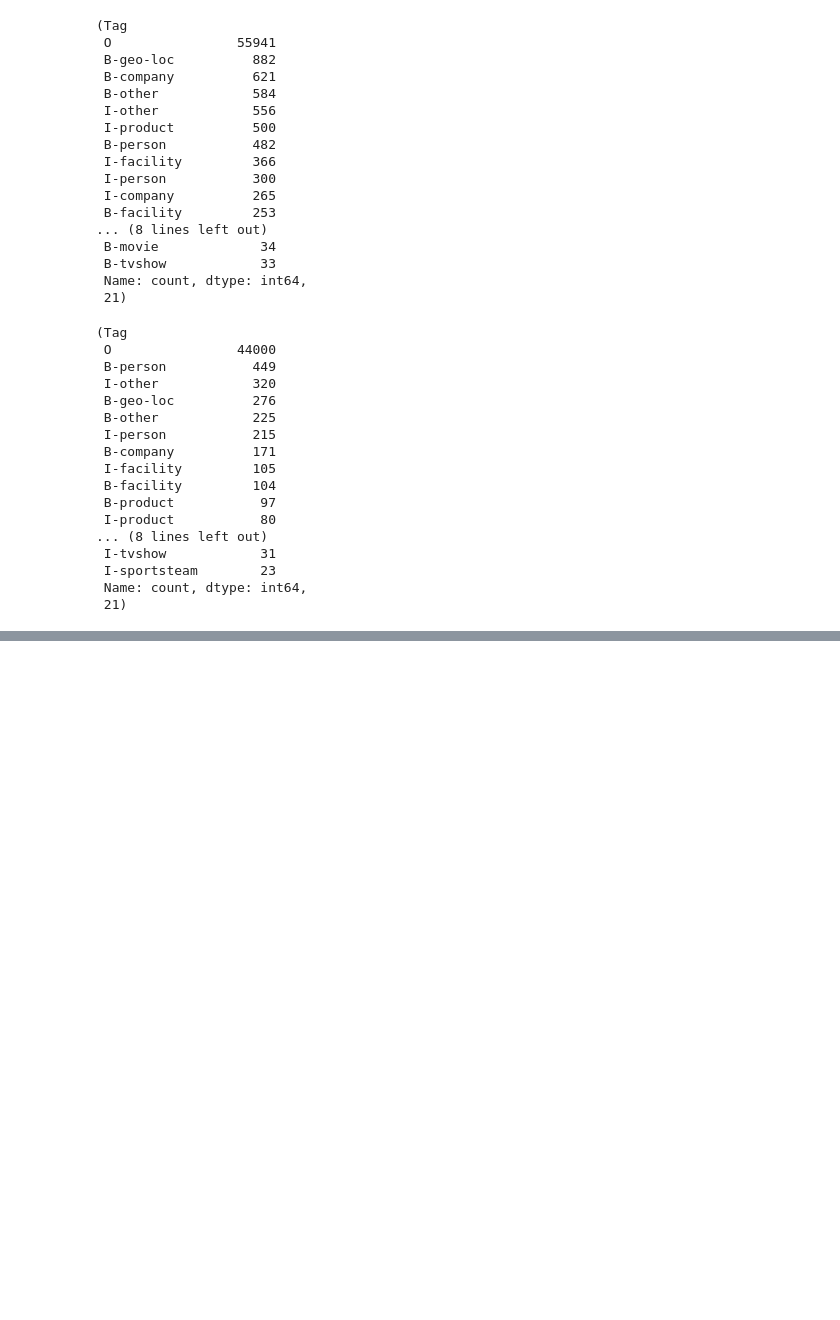
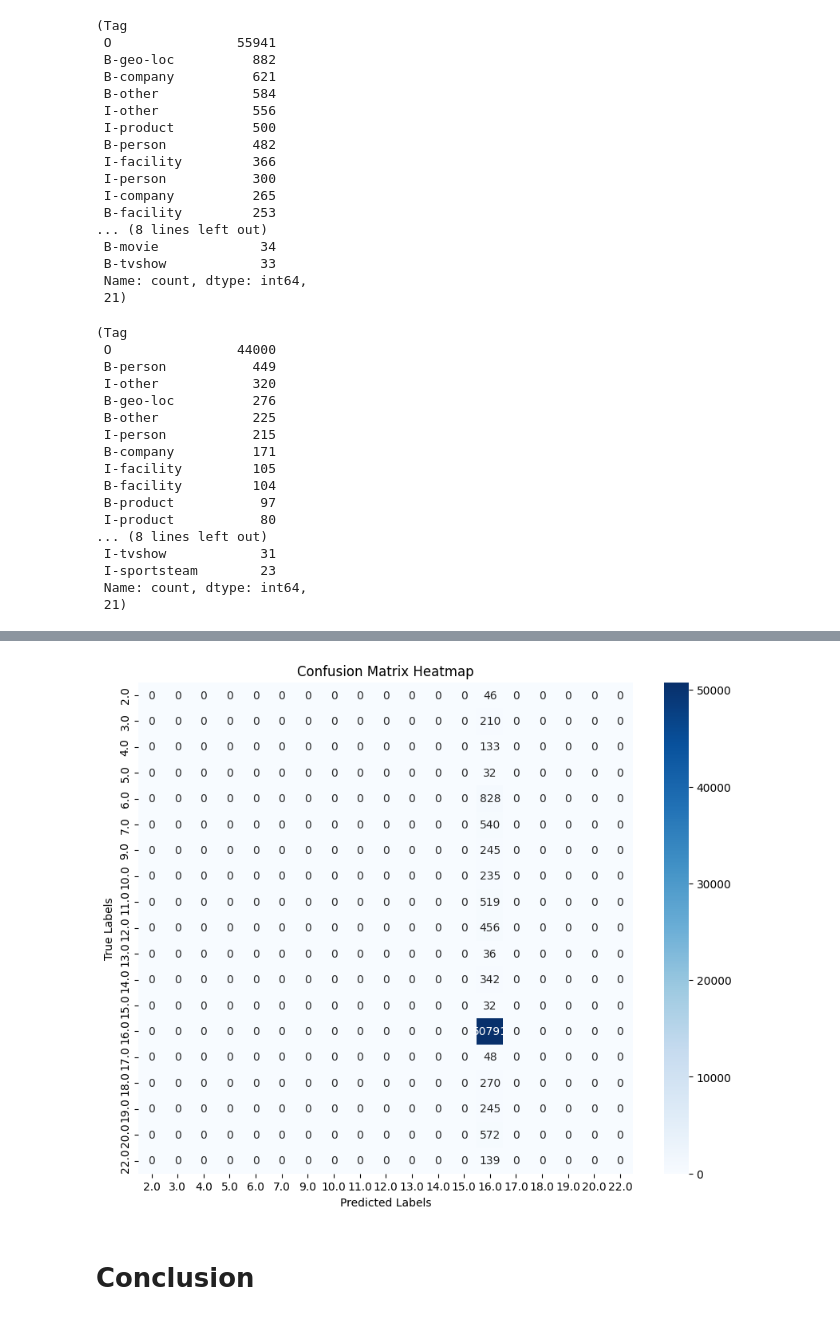
Before and after one commit to varuntyagi-i/Twitter-NER, a Jupyter notebook: notebook_init.ipynb, the cells around one changed output, grey strips where cells are left out. Saved outputs shown, nothing was run; the diff lists cells and outputs as text; code cells hidden in the pictures; blank space fills up the shorter version.

```diff
--- a/notebook_init.ipynb
+++ b/notebook_init.ipynb
@@ -947,0 +1318,17 @@ plt.show()
+# %%
+# Convert my Tag/Label to tag_index
+y_test = [[tag2idx.get(ele[1], tag2idx["UNK"]) for ele in sentence] for sentence in test_data]
+
+# Padding each label to have same length
+y_test = pad_sequences(
+    maxlen = 100,
+    sequences = y_test,
+    padding = "post",
+    dtype = "float32"
+)
+# %%
+# Predict probabilities
+y_test_pred_prob = wv_ner_model.predict(X_test)
+
+# Convert probabilities to class predictions (for multi-class classification)
+y_test_pred = np.argmax(y_test_pred_prob, axis=2)
@@ -947,0 +1385,7 @@ plt.show()
+# %%
+# Convert predictions and true labels, ignoring padding tokens
+y_pred_flat, y_true_flat = filter_padding(y_test_pred, y_test)
+
+# Calculate metrics
+accuracy = accuracy_score(y_true_flat, y_pred_flat)
+print(f"Accuracy: {accuracy}")
@@ -947,0 +1416,17 @@ plt.show()
+# %%
+# Compute the confusion matrix
+conf_matrix = confusion_matrix(y_true_flat, y_pred_flat)
+
+# Plot the heatmap
+plt.figure(figsize=(10, 8))
+sns.heatmap(conf_matrix, annot=True, fmt='d', cmap='Blues', xticklabels=np.unique(y_true_flat), yticklabels=np.unique(y_true_flat))
+
+# Labels and title
+plt.xlabel('Predicted Labels')
+plt.ylabel('True Labels')
+plt.title('Confusion Matrix Heatmap')
+plt.show()
+# %% [output]
+[figure, added]
+# %% [markdown]
+# Conclusion
```
Also changed, not shown: parts of 63 cells of this notebook.
